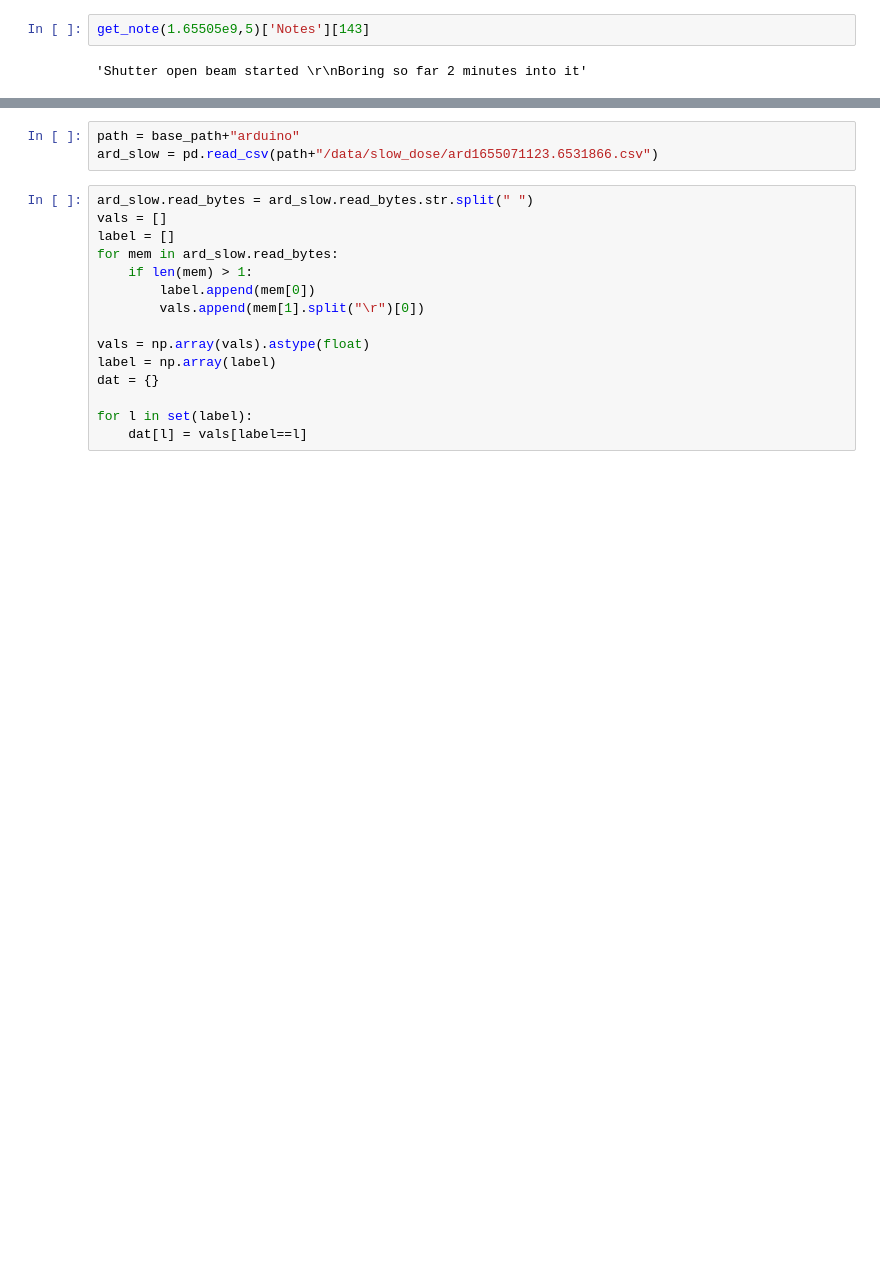
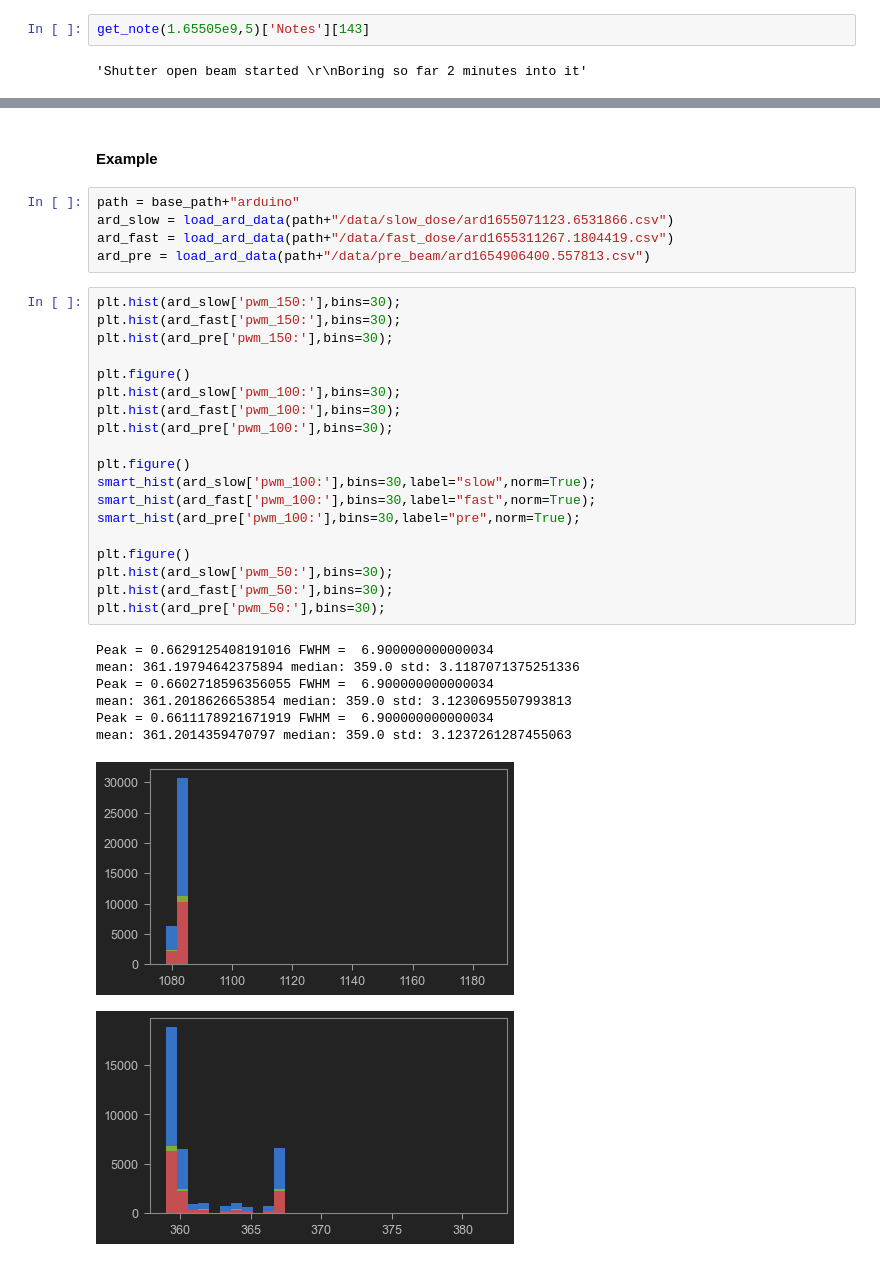
Before and after one commit to ShaabanM/tardigrade, a Jupyter notebook: tardigrade_analysis.ipynb, the cells around one changed output, grey strips where cells are left out. Saved outputs shown, nothing was run; the diff lists cells and outputs as text; blank space fills up the shorter version.

Commit message:
finished arduino data setup

```diff
--- a/tardigrade_analysis.ipynb
+++ b/tardigrade_analysis.ipynb
@@ -70,18 +140,35 @@ def read_merge_all(dflist, path, cond=lambda a : True):
+# %% [markdown]
+#### Example
 # %%
 path = base_path+"arduino"
-ard_slow = pd.read_csv(path+"/data/slow_dose/ard1655071123.6531866.csv")
+ard_slow = load_ard_data(path+"/data/slow_dose/ard1655071123.6531866.csv")
+ard_fast = load_ard_data(path+"/data/fast_dose/ard1655311267.1804419.csv")
+ard_pre = load_ard_data(path+"/data/pre_beam/ard1654906400.557813.csv")
-# %%
-ard_slow.read_bytes = ard_slow.read_bytes.str.split(" ")
-vals = []
-label = []
-for mem in ard_slow.read_bytes:
-    if len(mem) > 1:
-        label.append(mem[0])
-        vals.append(mem[1].split("\r")[0])
-
-vals = np.array(vals).astype(float)
-label = np.array(label)
-dat = {}
-
-for l in set(label):
-    dat[l] = vals[label==l]
+# %%
+plt.hist(ard_slow['pwm_150:'],bins=30);
+plt.hist(ard_fast['pwm_150:'],bins=30);
+plt.hist(ard_pre['pwm_150:'],bins=30);
+
+plt.figure()
+plt.hist(ard_slow['pwm_100:'],bins=30);
+plt.hist(ard_fast['pwm_100:'],bins=30);
+plt.hist(ard_pre['pwm_100:'],bins=30);
+
+plt.figure()
+smart_hist(ard_slow['pwm_100:'],bins=30,label="slow",norm=True);
+smart_hist(ard_fast['pwm_100:'],bins=30,label="fast",norm=True);
+smart_hist(ard_pre['pwm_100:'],bins=30,label="pre",norm=True);
+
+plt.figure()
+plt.hist(ard_slow['pwm_50:'],bins=30);
+plt.hist(ard_fast['pwm_50:'],bins=30);
+plt.hist(ard_pre['pwm_50:'],bins=30);
+# %% [output]
+Peak = 0.6629125408191016 FWHM =  6.900000000000034
+mean: 361.19794642375894 median: 359.0 std: 3.1187071375251336
+Peak = 0.6602718596356055 FWHM =  6.900000000000034
+mean: 361.2018626653854 median: 359.0 std: 3.1230695507993813
+Peak = 0.6611178921671919 FWHM =  6.900000000000034
+mean: 361.2014359470797 median: 359.0 std: 3.1237261287455063
+[figure, added]
+[figure, added]
```
Also changed, not shown: parts of 9 cells of this notebook.
